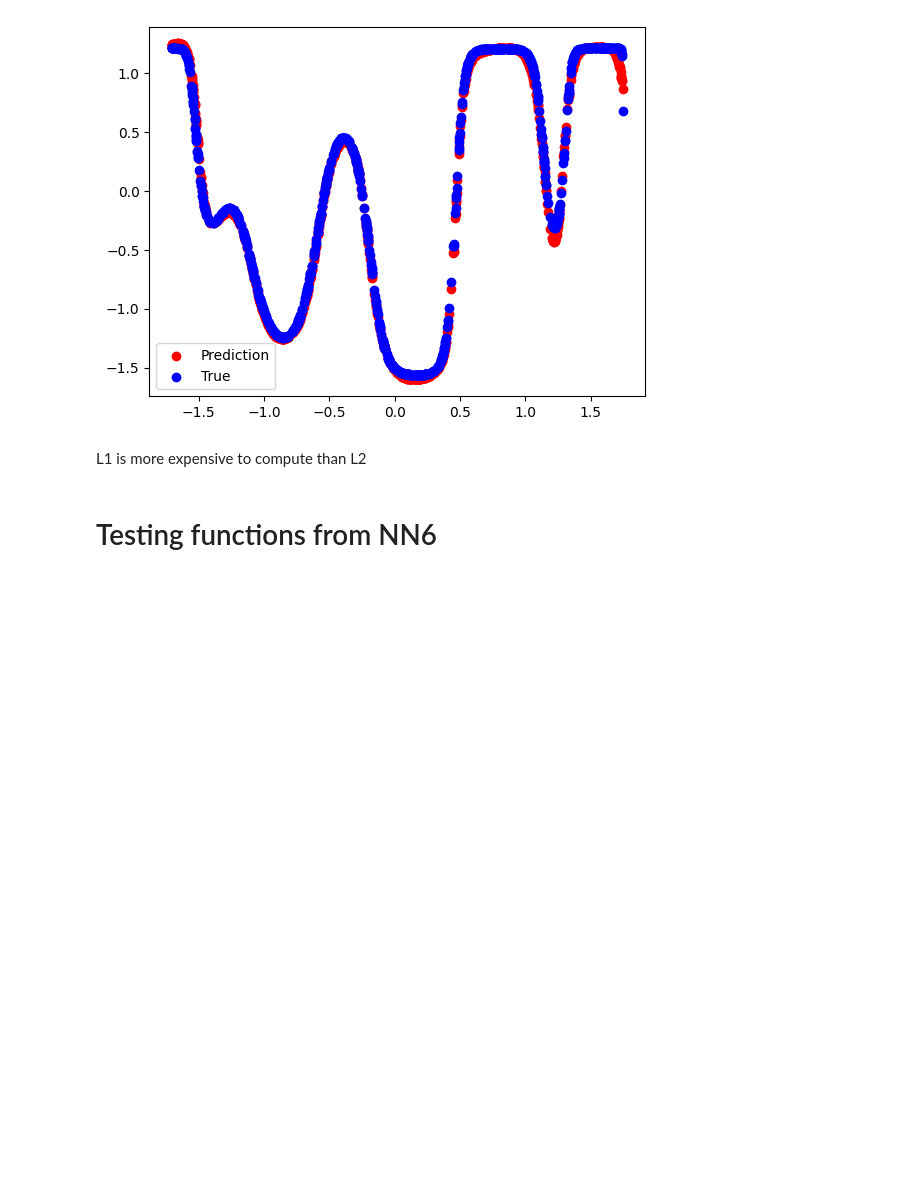
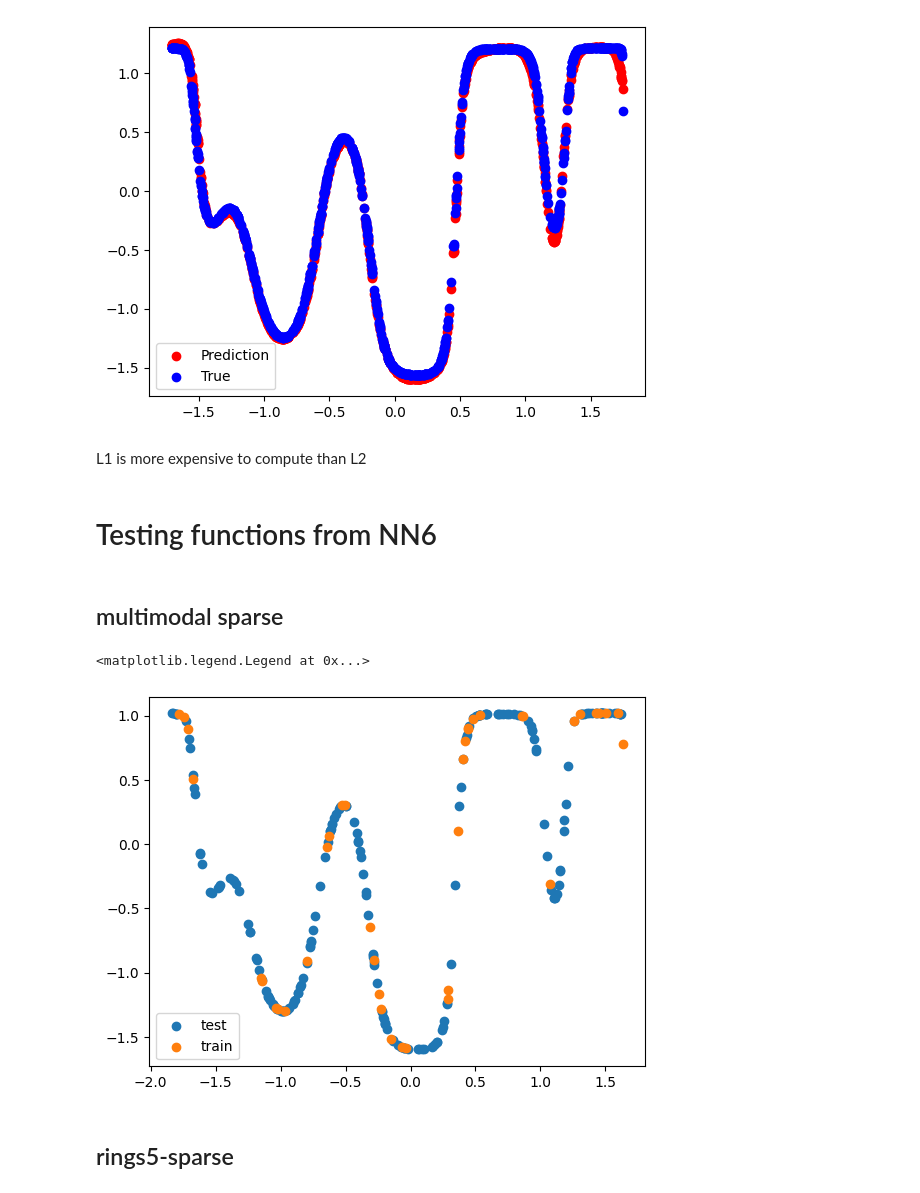
Before and after one commit to nizwant/methods_of_computational_intelligence, a Jupyter notebook: NeuralNetworks/NN6.ipynb, the cells around one changed output. Drawn from its saved outputs; the diff is of its cells as text; code cells hidden in the pictures; blank space fills up the shorter version.

Commit message:
data ingestion and visualization

```diff
--- a/NeuralNetworks/NN6.ipynb
+++ b/NeuralNetworks/NN6.ipynb
@@ -652,0 +679,22 @@ L1 is more expensive to compute than L2
+# %% [markdown]
+## multimodal sparse
+# %%
+multimodal_sparse_train = pd.read_csv(
+    "https://raw.githubusercontent.com/nizwant/miowid/main/data/regression/multimodal-sparse-training.csv"
+)
+multimodal_sparse_test = pd.read_csv(
+    "https://raw.githubusercontent.com/nizwant/miowid/main/data/regression/multimodal-sparse-test.csv"
+)
+mean = multimodal_sparse_train.mean()
+std = multimodal_sparse_train.std()
+multimodal_sparse_train = (multimodal_sparse_train - mean) / std
+multimodal_sparse_test = (multimodal_sparse_test - mean) / std
+# %%
+plt.scatter(multimodal_sparse_test.x, multimodal_sparse_test.y, label="test")
+plt.scatter(multimodal_sparse_train.x, multimodal_sparse_train.y, label="train")
+plt.legend()
+# %% [output]
+<matplotlib.legend.Legend at 0x...>
+[figure, added]
+# %% [markdown]
+## rings5-sparse
```
Also changed, not shown: parts of 9 cells of this notebook.
